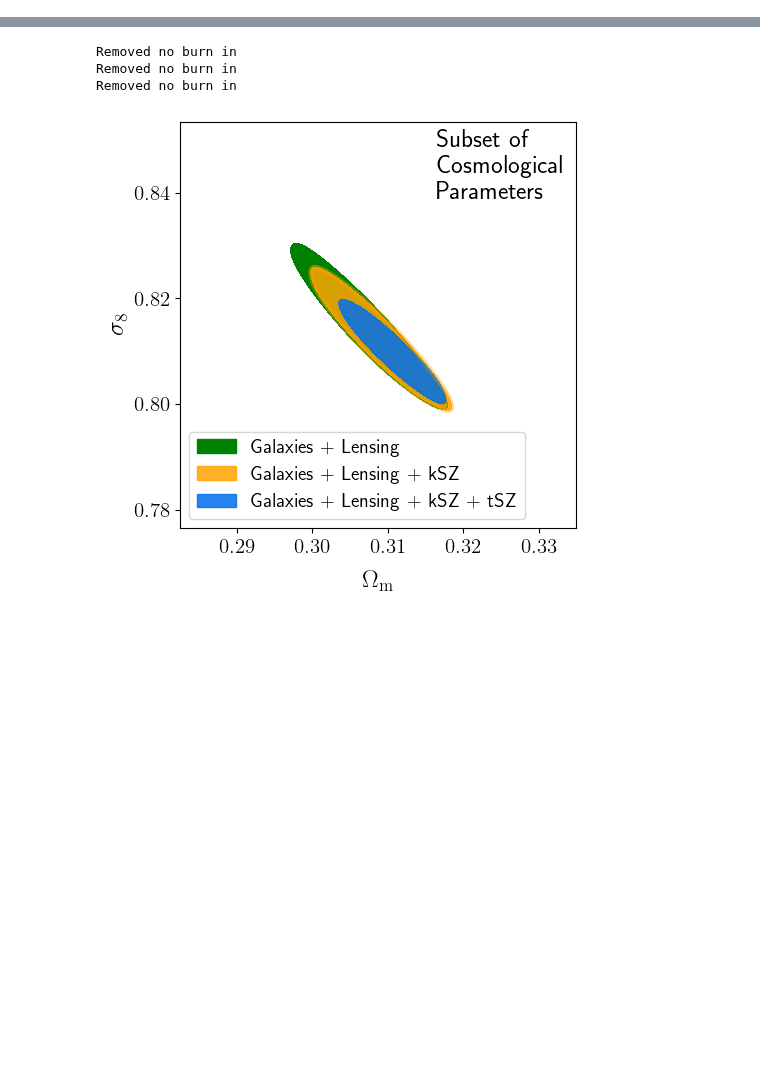
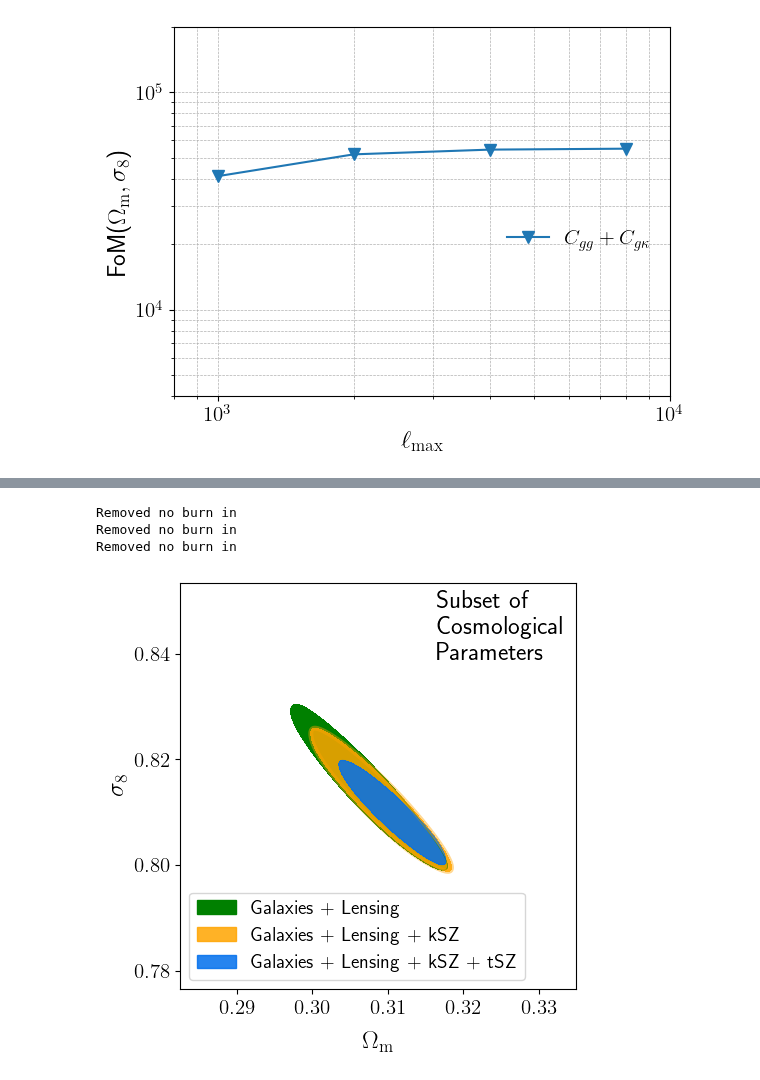
Before and after one commit to shivampcosmo/GODMAX, a Jupyter notebook: notebooks/Pge/get_FoM.ipynb, the cells around one changed output, grey strips where cells are left out. Saved outputs shown, nothing was run; the diff lists cells and outputs as text; code cells hidden in the pictures; blank space fills up the shorter version.

```diff
--- a/notebooks/Pge/get_FoM.ipynb
+++ b/notebooks/Pge/get_FoM.ipynb
@@ -161,12 +161,14 @@ def get_MC_samps_FoM(fname, param_acorr='sigma8', acorr_min=0.035, acorr_max = 0
 
     return samples, FoM_Om_sig8
 # %%
-ldir = '/projects/bdne/spandey3/Pge_GODMAX/GODMAX/results/pge/chains_Apr_v2/'
+# ldir = '/projects/bdne/spandey3/Pge_GODMAX/GODMAX/results/pge/chains_Apr_v2/'
+ldir = '/projects/bdne/spandey3/Pge_GODMAX/GODMAX/results/pge/chains_july_v5/'
 probe = 'ky_kk_gg_gy_gk_ge'
 lmax_array = [1000,2000,4000,8000]
 FoM_all_probes_all = []
 for lmax in lmax_array:
-    samps, FoM_lmax = get_MC_samps_FoM(ldir + f'/{probe}/mcmc_v2_{probe}_scval_{lmax}_samples_3000_warmup_2000_num_chains_96_treedepth_4.pkl')
+    # samps, FoM_lmax = get_MC_samps_FoM(ldir + f'/{probe}/mcmc_v2_{probe}_scval_{lmax}_samples_3000_warmup_2000_num_chains_96_treedepth_4.pkl')
+    samps, FoM_lmax = get_MC_samps_FoM(ldir + f'/{probe}/mcmc_v5_{probe}_scval_{lmax}_samples_6000_warmup_6000_num_chains_96_treedepth_4.pkl')
     print(lmax, FoM_lmax)
     FoM_all_probes_all.append(FoM_lmax)
 # %% [output]
@@ -278,0 +337,24 @@ pl.savefig(sdir + 'FoM_vs_ellmax_v1.pdf', bbox_inches='tight')
+# %%
+pl.figure()
+
+# pl.plot(lmax_array, FoM_all_probes_all, 'D-',  ms=8.0,label=r'$C_{gg} + C_{g \kappa} + C_{\kappa \kappa}$' +  '\n' + r'$+ P_{ge} + C_{gy} + C_{\kappa y}$')
+# pl.plot(lmax_array, FoM_all_notSZ, '>-',  ms=8.0,label=r'$C_{gg} + C_{g \kappa} + C_{\kappa \kappa} + P_{ge}$')
+# pl.plot(lmax_array, FoM_all_notSZ_nokSZ, '<-',  ms=8.0,label=r'$C_{gg} + C_{g \kappa} + C_{\kappa \kappa}$')
+# pl.plot(lmax_array, FoM_all_noshear, '^-',  ms=8.0,label=r'$C_{gg} + C_{g \kappa} + P_{ge}$')
+pl.plot(lmax_array, FoM_all_noshear_nokSZ_wbao, 'v-', ms=8.0, label=r'$C_{gg} + C_{g \kappa}$')
+
+
+pl.xscale('log')
+pl.yscale('log')
+pl.legend(frameon=False, fontsize=15, bbox_to_anchor=(1, 0.5))
+pl.ylim(4e3, 2e5)
+pl.xlim(800, 1e4)
+pl.tick_params(axis='both', which='major', labelsize=15)
+pl.tick_params(axis='both', which='minor', labelsize=15)
+pl.xlabel(r'$\ell_{\rm max}$', fontsize=18)
+pl.grid(which='both', linestyle='--', linewidth=0.5)
+pl.ylabel(r'FoM($\Omega_{\rm m}, \sigma_8$)', fontsize=18)
+sdir = '/projects/bdne/spandey3/Pge_GODMAX/GODMAX/results/pge/plots/'
+# pl.savefig(sdir + 'FoM_vs_ellmax_v1.pdf', bbox_inches='tight')
+# %% [output]
+[figure, added]
```
Also changed, not shown: parts of 9 cells of this notebook, 23 other files.
